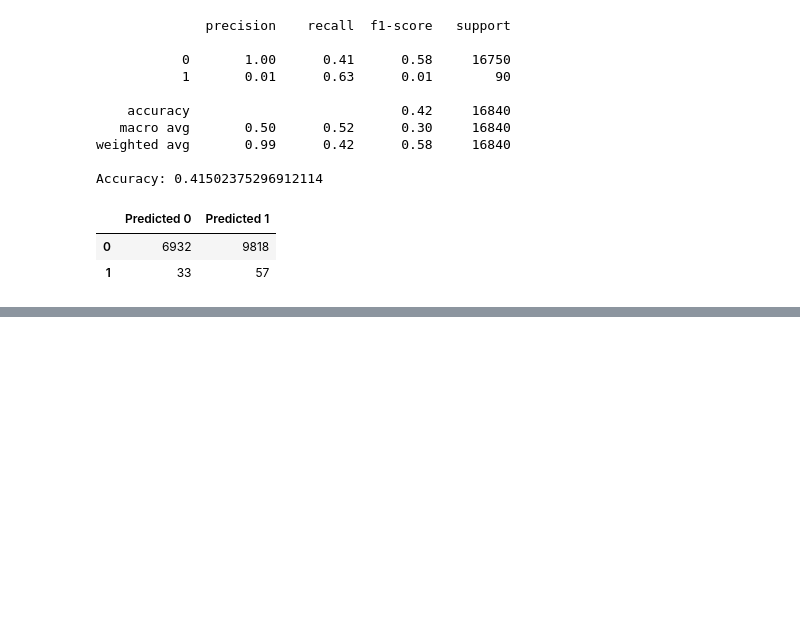
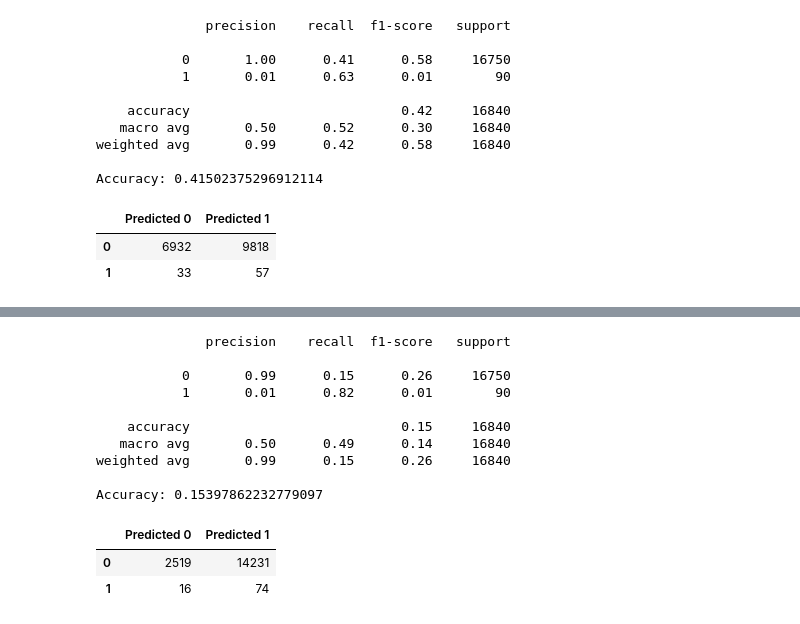
Before and after one commit to tri-bui/sandbox-ml, a Jupyter notebook: lt-credit-risk/credit_risk.ipynb, the cells around one changed output, grey strips where cells are left out. Saved outputs shown, nothing was run; the diff lists cells and outputs as text; code cells hidden in the pictures; blank space fills up the shorter version.

```diff
--- a/lt-credit-risk/credit_risk.ipynb
+++ b/lt-credit-risk/credit_risk.ipynb
@@ -448,0 +513,24 @@ Accuracy: 0.41502375296912114
+# %%
+# Logistic regression
+lr_ros = LogisticRegression(random_state=42)
+lr_ros.fit(X_ros, y_ros)
+
+# Evaluate model
+lr_ros_val_pred = lr_ros.predict(X_val)
+print(classification_report(y_val, lr_ros_val_pred))
+print('Accuracy:', accuracy_score(y_val, lr_ros_val_pred))
+pd.DataFrame(confusion_matrix(y_val, lr_ros_val_pred), index=['0', '1'], columns=['Predicted 0', 'Predicted 1'])
+# %% [output]
+              precision    recall  f1-score   support
+
+           0       0.99      0.15      0.26     16750
+           1       0.01      0.82      0.01        90
+
+    accuracy                           0.15     16840
+   macro avg       0.50      0.49      0.14     16840
+weighted avg       0.99      0.15      0.26     16840
+
+Accuracy: 0.15397862232779097
+|  | Predicted 0 | Predicted 1 |
+| 0 | 2519 | 14231 |
+| 1 | 16 | 74 |
```
Also changed, not shown: parts of 11 cells of this notebook.
